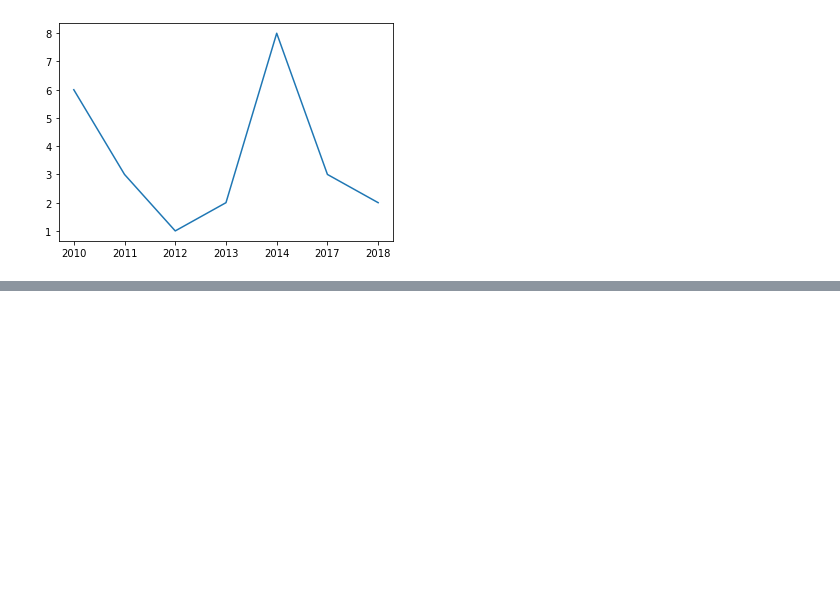
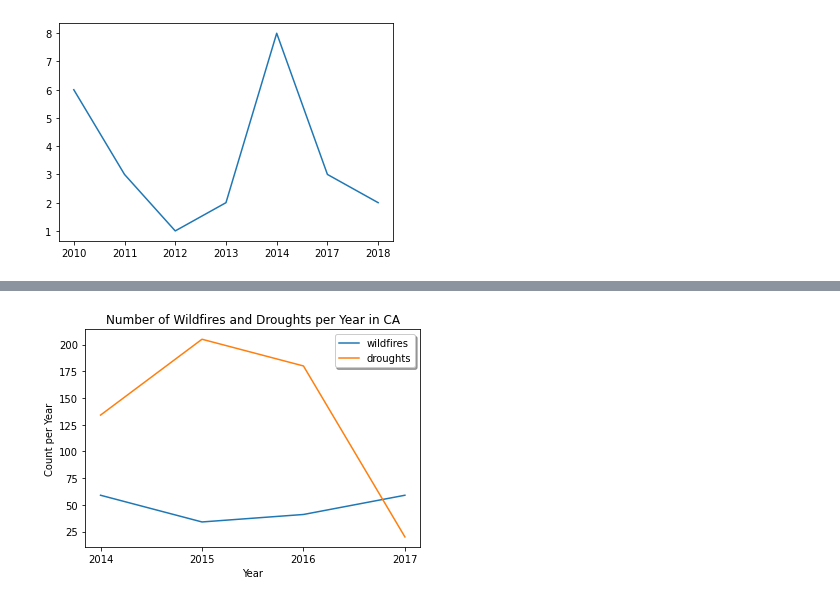
Before and after one commit to jacobdv/extreme-weather, a Jupyter notebook: wildfire_vs_drought.ipynb, the cells around one changed output, grey strips where cells are left out. Saved outputs shown, nothing was run; the diff lists cells and outputs as text; code cells hidden in the pictures; blank space fills up the shorter version.

Commit message:
plotted count of droughts and fires on the same graph

```diff
--- a/wildfire_vs_drought.ipynb
+++ b/wildfire_vs_drought.ipynb
@@ -196,0 +208,7 @@ plt.plot(fire_s_sierra_mtn['Year'].unique(), (f_ssm_yrgp['Fire ID'].count()) )
+# %%
+#reduce drought data to only years with drought data
+reduced_year_fire = wildfire.loc[(wildfire["Year"] == "2014") |
+                                (wildfire["Year"] == "2015") |
+                                (wildfire["Year"] == "2016") |
+                                (wildfire["Year"] == "2017")]
+reduced_year_fire
@@ -196,0 +229,19 @@ plt.plot(fire_s_sierra_mtn['Year'].unique(), (f_ssm_yrgp['Fire ID'].count()) )
+# %%
+#Get count of wildfires by year for CA (only 2014-17 so it can be compared to drought data)
+fire_by_year = reduced_year_fire.groupby(reduced_year_fire["Year"])
+years = reduced_year_fire["Year"].unique()
+fire_count = fire_by_year["Fire ID"].count()
+#Get count of droughts per year for CA
+drought_by_year = drought.groupby(drought["Year"])
+drought_count = drought_by_year["Drought ID"].count()
+#plot both lines, add labels and a legend
+fig, ax = plt.subplots()
+ax.plot(years, fire_count, label="wildfires")
+ax.plot(years, drought_count, label="droughts")
+legend = ax.legend(loc='best', shadow=True)
+plt.xlabel("Year")
+plt.ylabel("Count per Year")
+plt.title("Number of Wildfires and Droughts per Year in CA")
+plt.show()
+# %% [output]
+[figure, added]
```
Also changed, not shown: parts of 2 cells of this notebook.
